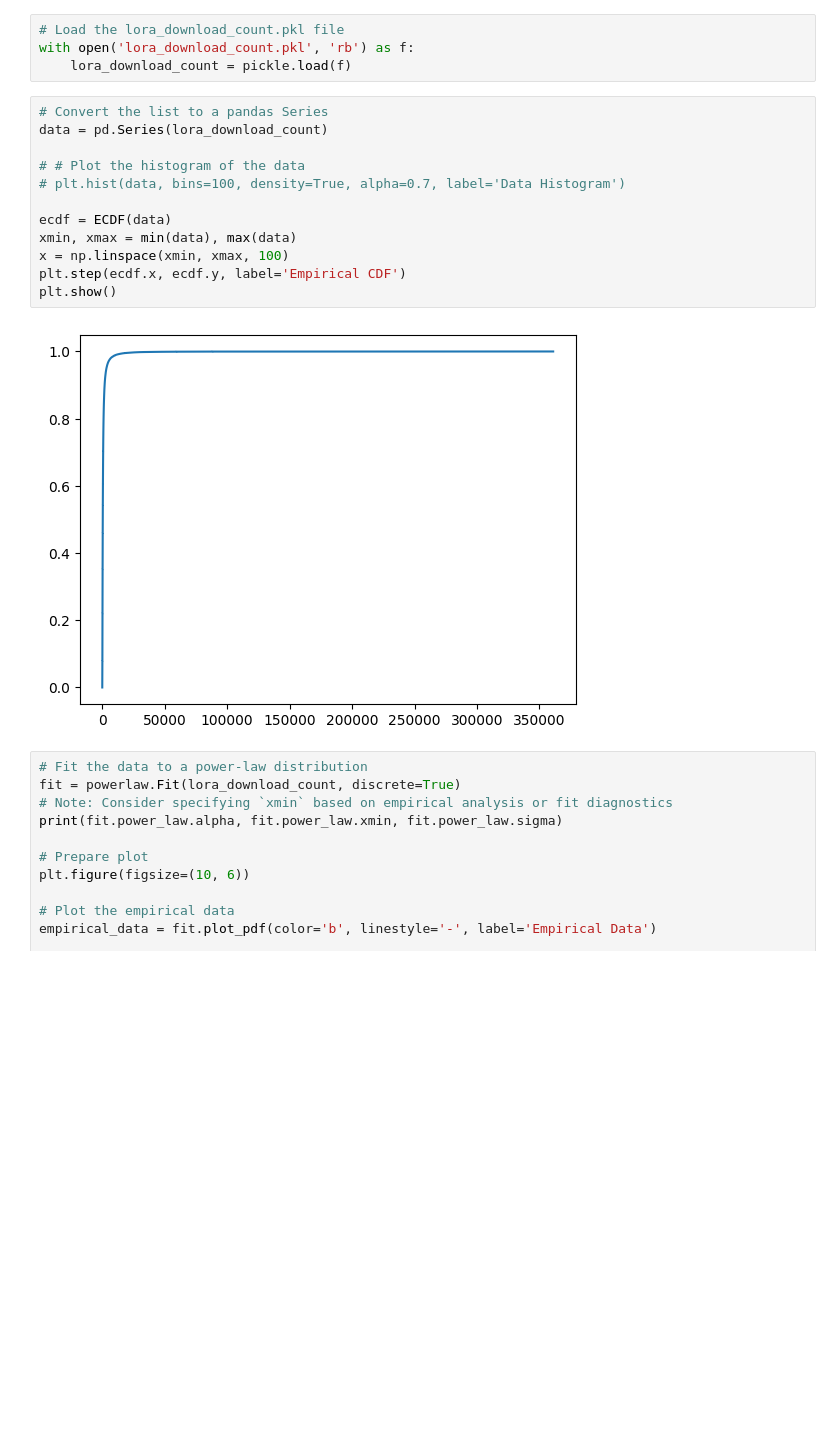
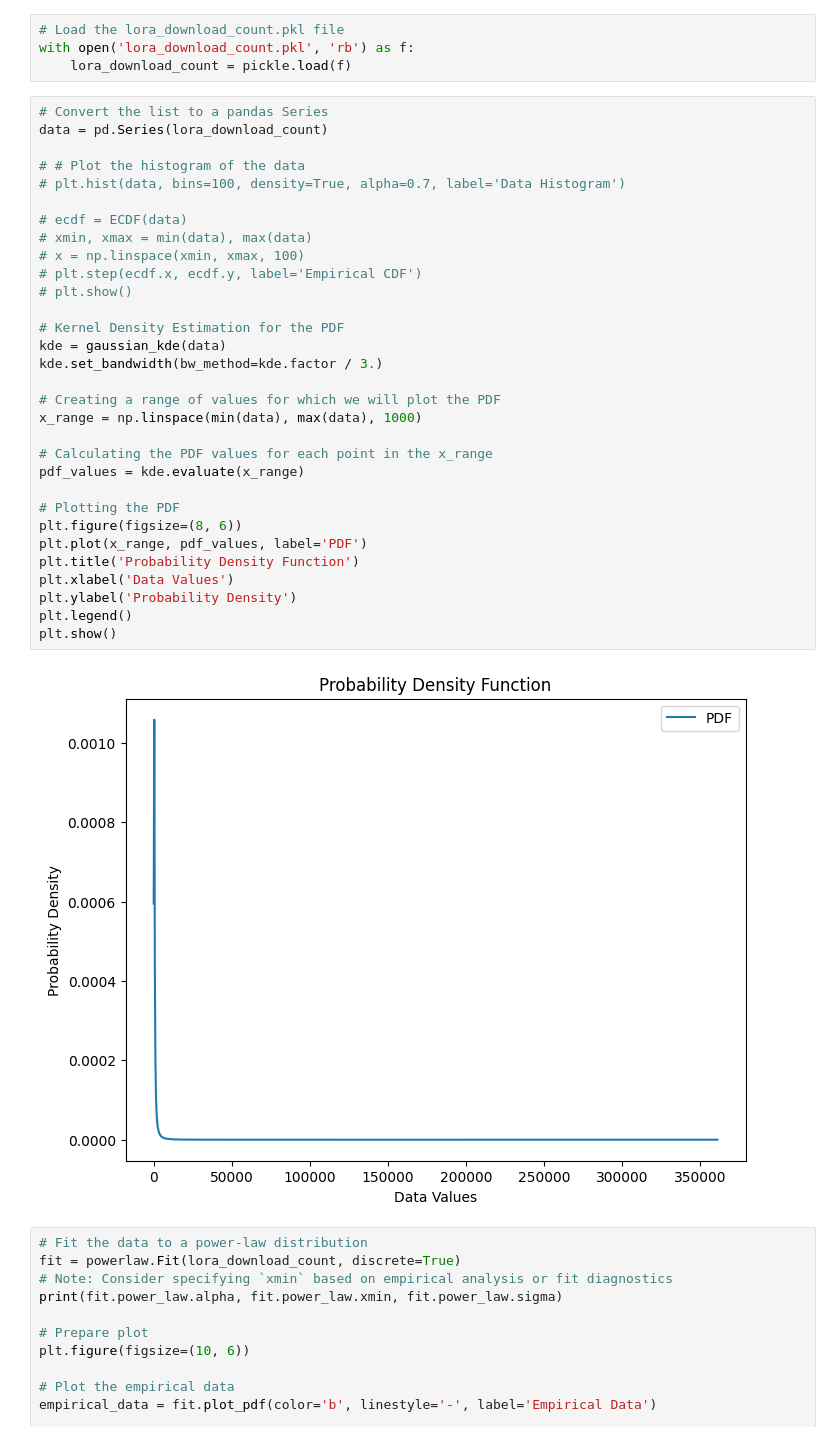
Before and after one commit to ZhengxuYan/lora-scale-simulator, a Jupyter notebook: simulator/fit_distribution.ipynb, the cells around one changed output. Drawn from its saved outputs; the diff is of its cells as text; blank space fills up the shorter version.

```diff
--- a/simulator/fit_distribution.ipynb
+++ b/simulator/fit_distribution.ipynb
@@ -13,17 +14,36 @@ with open('lora_download_count.pkl', 'rb') as f:
 # %%
 # Convert the list to a pandas Series
 data = pd.Series(lora_download_count)
 
 # # Plot the histogram of the data
 # plt.hist(data, bins=100, density=True, alpha=0.7, label='Data Histogram')
 
-ecdf = ECDF(data)
-xmin, xmax = min(data), max(data)
-x = np.linspace(xmin, xmax, 100)
-plt.step(ecdf.x, ecdf.y, label='Empirical CDF')
+# ecdf = ECDF(data)
+# xmin, xmax = min(data), max(data)
+# x = np.linspace(xmin, xmax, 100)
+# plt.step(ecdf.x, ecdf.y, label='Empirical CDF')
+# plt.show()
+
+# Kernel Density Estimation for the PDF
+kde = gaussian_kde(data)
+kde.set_bandwidth(bw_method=kde.factor / 3.)
+
+# Creating a range of values for which we will plot the PDF
+x_range = np.linspace(min(data), max(data), 1000)
+
+# Calculating the PDF values for each point in the x_range
+pdf_values = kde.evaluate(x_range)
+
+# Plotting the PDF
+plt.figure(figsize=(8, 6))
+plt.plot(x_range, pdf_values, label='PDF')
+plt.title('Probability Density Function')
+plt.xlabel('Data Values')
+plt.ylabel('Probability Density')
+plt.legend()
 plt.show()
 # %% [output]
-[figure, old version]
+[figure, new version]
 # %%
 # Fit the data to a power-law distribution
 fit = powerlaw.Fit(lora_download_count, discrete=True)
```
Also changed, not shown: parts of 5 cells of this notebook.
